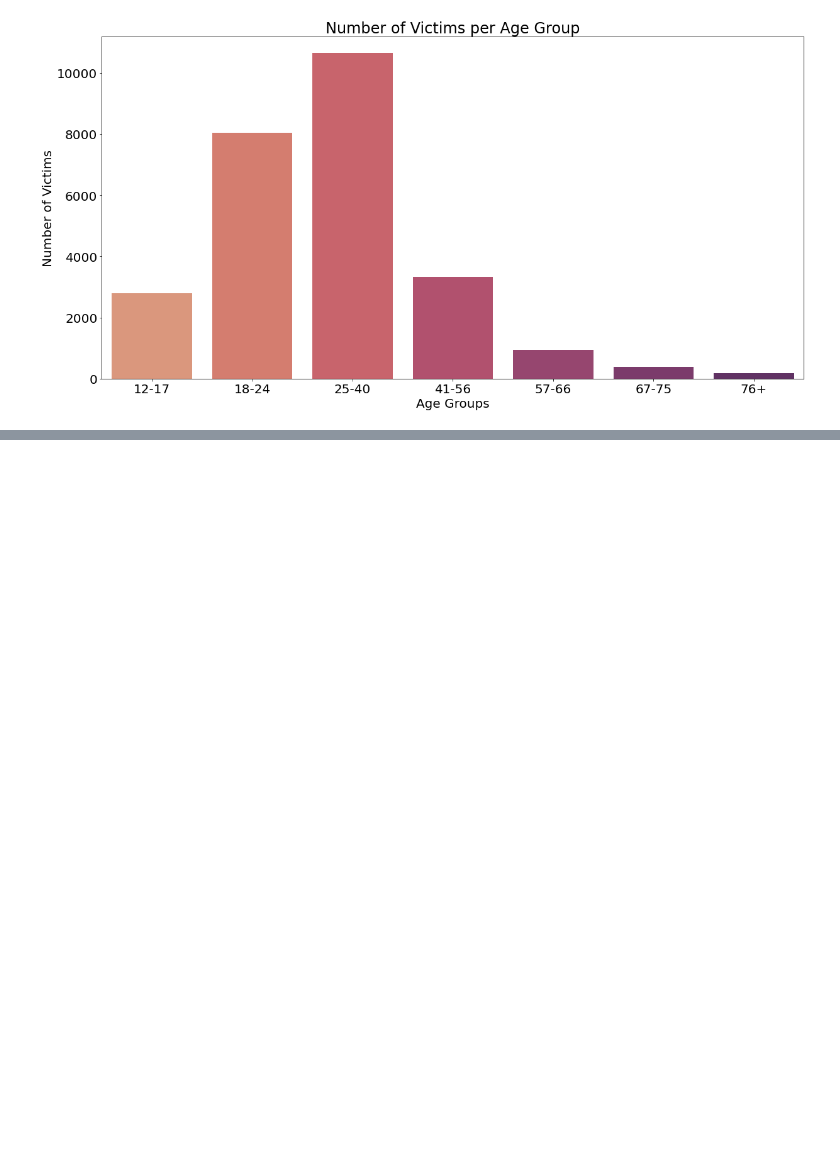
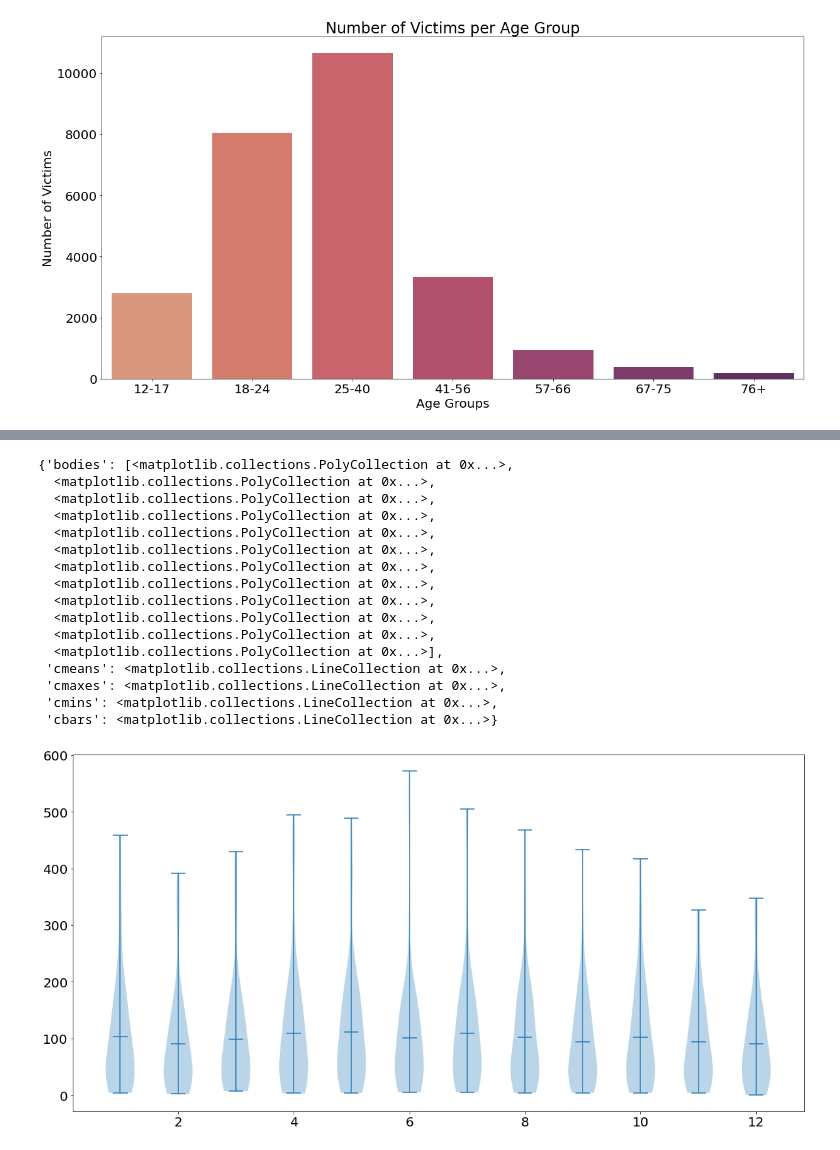
Before and after one commit to nvenkate-cyber/gun_shootings.github.io, a Jupyter notebook: Gun-Violence.ipynb, the cells around one changed output, grey strips where cells are left out. Drawn from its saved outputs; the diff is of its cells as text; code cells hidden in the pictures; blank space fills up the shorter version.

Commit message:
num incidents per month per year per state

```diff
--- a/Gun-Violence.ipynb
+++ b/Gun-Violence.ipynb
@@ -883,0 +892,15 @@ df_count_2017
+# %%
+deaths_per_month = []
+months = {1:'Jan', 2:'Feb', 3:'Mar', 4:'Apr', 5:'May', 6:'Jun', 7:'Jul', 8:'Aug', 9:'Sep', 10:'Oct', 11:'Nov', 12:'Dec'}
+for i in range(1, 13):
+    temp = numincidents_2017[months[i]].values.tolist()
+    print(sorted(temp))
+    deaths_per_month.append(temp)
+
+
+m = [i for i in range(1, 13)]
+fig, ax = plt.subplots()
+ax.violinplot(deaths_per_month,m,widths=0.5,showmeans=True)
+
+# type(deaths_per_month[1])
+# %% [output]
@@ -883,0 +919,17 @@ df_count_2017
+{'bodies': [<matplotlib.collections.PolyCollection at 0x...>,
+  <matplotlib.collections.PolyCollection at 0x...>,
+  <matplotlib.collections.PolyCollection at 0x...>,
+  <matplotlib.collections.PolyCollection at 0x...>,
+  <matplotlib.collections.PolyCollection at 0x...>,
+  <matplotlib.collections.PolyCollection at 0x...>,
+  <matplotlib.collections.PolyCollection at 0x...>,
+  <matplotlib.collections.PolyCollection at 0x...>,
+  <matplotlib.collections.PolyCollection at 0x...>,
+  <matplotlib.collections.PolyCollection at 0x...>,
+  <matplotlib.collections.PolyCollection at 0x...>,
+  <matplotlib.collections.PolyCollection at 0x...>],
+ 'cmeans': <matplotlib.collections.LineCollection at 0x...>,
+ 'cmaxes': <matplotlib.collections.LineCollection at 0x...>,
+ 'cmins': <matplotlib.collections.LineCollection at 0x...>,
+ 'cbars': <matplotlib.collections.LineCollection at 0x...>}
+[figure, added]
```
Also changed, not shown: parts of 9 cells of this notebook.
